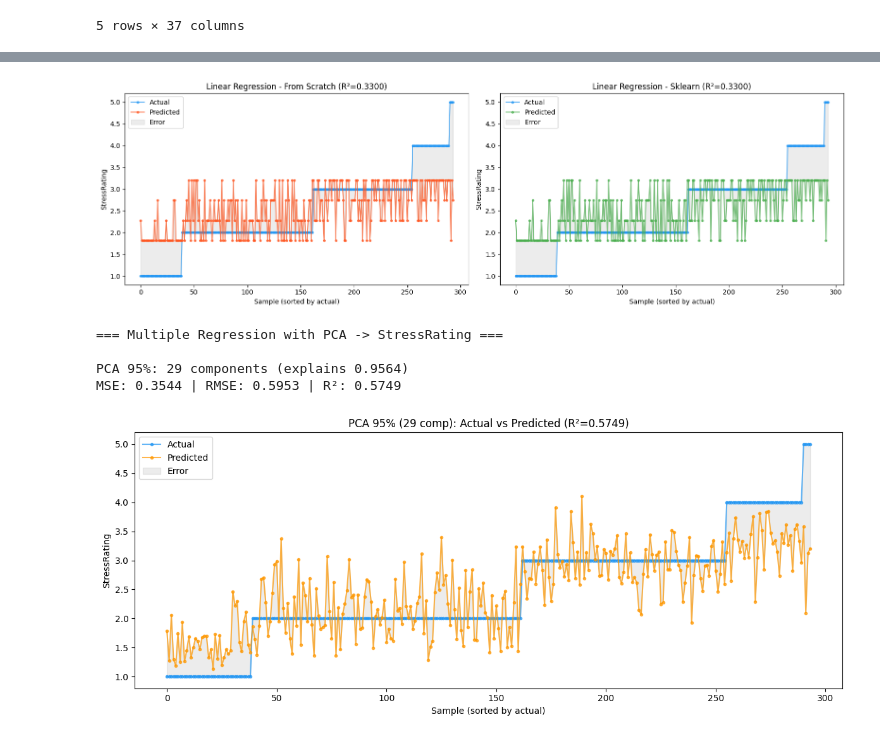
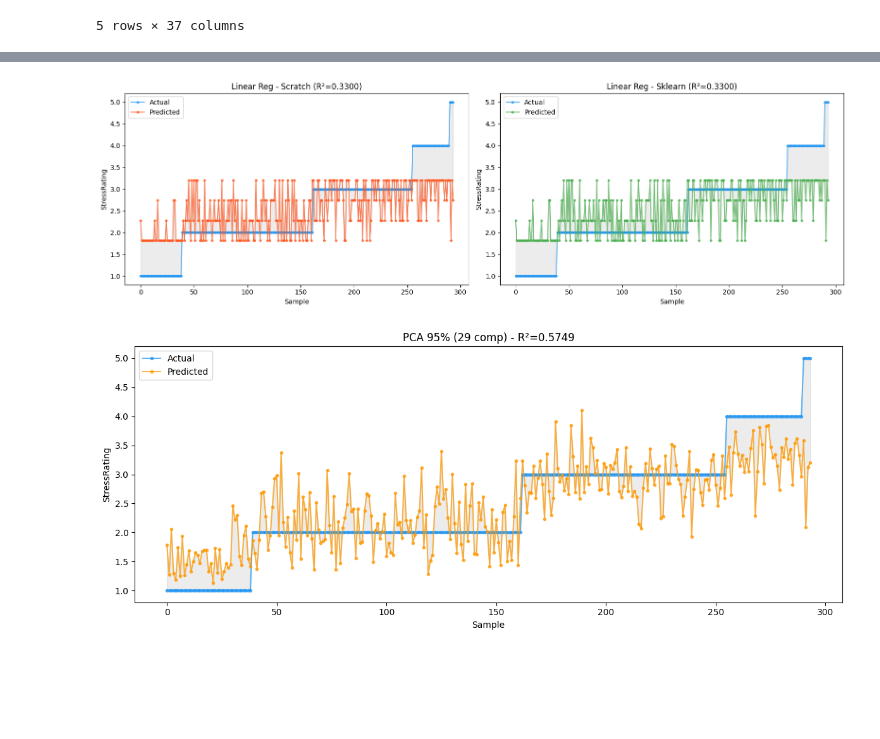
Before and after one commit to jiraphat48026/HR-Machine-Learning-Project, a Jupyter notebook: models/regression.ipynb, the cells around one changed output, grey strips where cells are left out. Cells and saved outputs as stored; diff of their text form; code cells hidden in the pictures; blank space fills up the shorter version.

```diff
--- a/models/regression.ipynb
+++ b/models/regression.ipynb
@@ -213,80 +151,41 @@ MSE: 0.5585 | RMSE: 0.7474 | R²: 0.3300
 # %%
-
-# Simple Linear Regression: Comparison Plots
 fig, axes = plt.subplots(1, 2, figsize=(16, 5))
-
 sort_idx = y_test.flatten().argsort()
 y_actual_sorted = y_test.flatten()[sort_idx]
 
-# From Scratch
-y_pred_scratch_sorted = y_pred_simple_scratch.flatten()[sort_idx]
-axes[0].plot(range(len(y_actual_sorted)), y_actual_sorted, 'o-', color='#2196F3', markersize=3, alpha=0.7, label='Actual')
-axes[0].plot(range(len(y_pred_scratch_sorted)), y_pred_scratch_sorted, 'o-', color='#FF5722', markersize=3, alpha=0.7, label='Predicted')
-axes[0].fill_between(range(len(y_actual_sorted)), y_actual_sorted, y_pred_scratch_sorted, alpha=0.15, color='gray', label='Error')
-axes[0].set(xlabel="Sample (sorted by actual)", ylabel=target, title=f"Linear Regression - From Scratch (R²={r2_simple_scratch:.4f})")
-axes[0].legend()
-
-# Sklearn
-y_pred_lib_sorted = y_pred_simple_lib.flatten()[sort_idx]
-axes[1].plot(range(len(y_actual_sorted)), y_actual_sorted, 'o-', color='#2196F3', markersize=3, alpha=0.7, label='Actual')
-axes[1].plot(range(len(y_pred_lib_sorted)), y_pred_lib_sorted, 'o-', color='#4CAF50', markersize=3, alpha=0.7, label='Predicted')
-axes[1].fill_between(range(len(y_actual_sorted)), y_actual_sorted, y_pred_lib_sorted, alpha=0.15, color='gray', label='Error')
-axes[1].set(xlabel="Sample (sorted by actual)", ylabel=target, title=f"Linear Regression - Sklearn (R²={r2_simple_lib:.4f})")
-axes[1].legend()
+for ax, key, color, title_suffix in zip(axes, ['From Scratch', 'Sklearn'], ['#FF5722', '#4CAF50'], ['Scratch', 'Sklearn']):
+    y_pred = results_simple[key]['y_pred']
+    r2_val = results_simple[key]['r2']
+    plot_prediction(ax, y_actual_sorted, y_pred, color, f"Linear Reg - {title_suffix} (R²={r2_val:.4f})", target)
 
 plt.tight_layout()
 plt.show()
 # %% [output]
-[figure, old version]
+[figure, new version]
 # %%
-
-
-# === 2. Multiple Regression with PCA (95% variance) ===
-print(f"=== Multiple Regression with PCA -> {target} ===\n")
-
-results_pca = {}
 var_ratio = 0.95
 pca = PCA(n_components=var_ratio)
 X_train_pca = pca.fit_transform(X_train)
 X_test_pca = pca.transform(X_test)
-
 n_comp = pca.n_components_
-print(f"PCA {int(var_ratio*100)}%: {n_comp} components (explains {pca.explained_variance_ratio_.sum():.4f})")
 
 model_pca = LinearRegressionFromScratch(learning_rate=0.001, n_iterations=100000)
-model_pca.fit(X_train_pca, y_train)
-y_pred_pca = model_pca.predict(X_test_pca)
+pca_results = train_and_evaluate(model_pca, X_train_pca, X_test_pca, y_train, y_test)
+mse_pca = pca_results['mse']
+r2_pca = pca_results['r2']
+y_pred_pca = pca_results['y_pred']
 
-mse_pca = mean_squared_error(y_test, y_pred_pca)
-r2_pca = r2_score(y_test, y_pred_pca)
-print(f"MSE: {mse_pca:.4f} | RMSE: {np.sqrt(mse_pca):.4f} | R²: {r2_pca:.4f}\n")
-
-results_pca[f"PCA {int(var_ratio*100)}%"] = {
+results_pca = {f"PCA {int(var_ratio*100)}%": {
     'n_components': n_comp, 'mse': mse_pca,
-    'rmse': np.sqrt(mse_pca), 'r2': r2_pca, 'y_pred': y_pred_pca
-}
+    'rmse': pca_results['rmse'], 'r2': r2_pca, 'y_pred': y_pred_pca
+}}
-# %% [output]
-=== Multiple Regression with PCA -> StressRating ===
-
-PCA 95%: 29 components (explains 0.9564)
-MSE: 0.3544 | RMSE: 0.5953 | R²: 0.5749
 # %%
-
-# Plot
 fig, ax = plt.subplots(figsize=(12, 5))
-
 sort_idx = y_test.flatten().argsort()
 y_actual_sorted = y_test.flatten()[sort_idx]
-y_pred_sorted = y_pred_pca.flatten()[sort_idx]
-
-ax.plot(range(len(y_actual_sorted)), y_actual_sorted, 'o-', color='#2196F3', markersize=3, alpha=0.7, label='Actual')
-ax.plot(range(len(y_pred_sorted)), y_pred_sorted, 'o-', color='#FF9800', markersize=3, alpha=0.7, label='Predicted')
-ax.fill_between(range(len(y_actual_sorted)), y_actual_sorted, y_pred_sorted, alpha=0.15, color='gray', label='Error')
-ax.set(xlabel="Sample (sorted by actual)", ylabel=target,
-       title=f"PCA 95% ({n_comp} comp): Actual vs Predicted (R²={r2_pca:.4f})")
-ax.legend()
+plot_prediction(ax, y_actual_sorted, y_pred_pca, '#FF9800', f"PCA 95% ({n_comp} comp) - R²={r2_pca:.4f}", target)
 plt.tight_layout()
 plt.show()
 # %% [output]
-[figure, old version]
+[figure, new version]
 # %%
```
Also changed, not shown: parts of 12 cells of this notebook.
